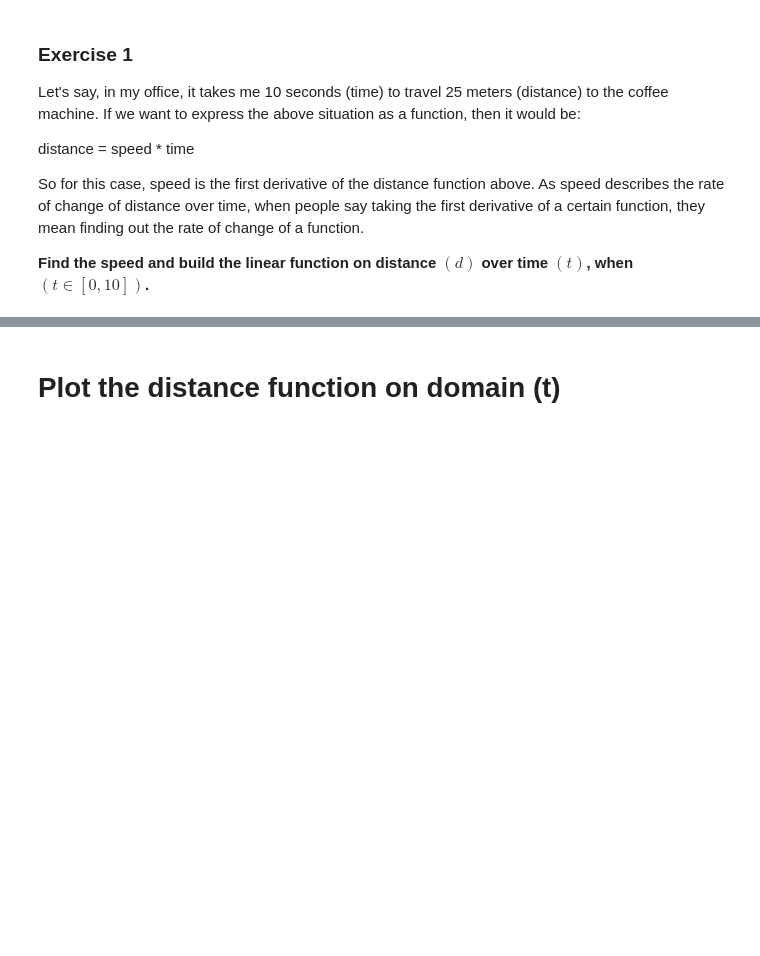
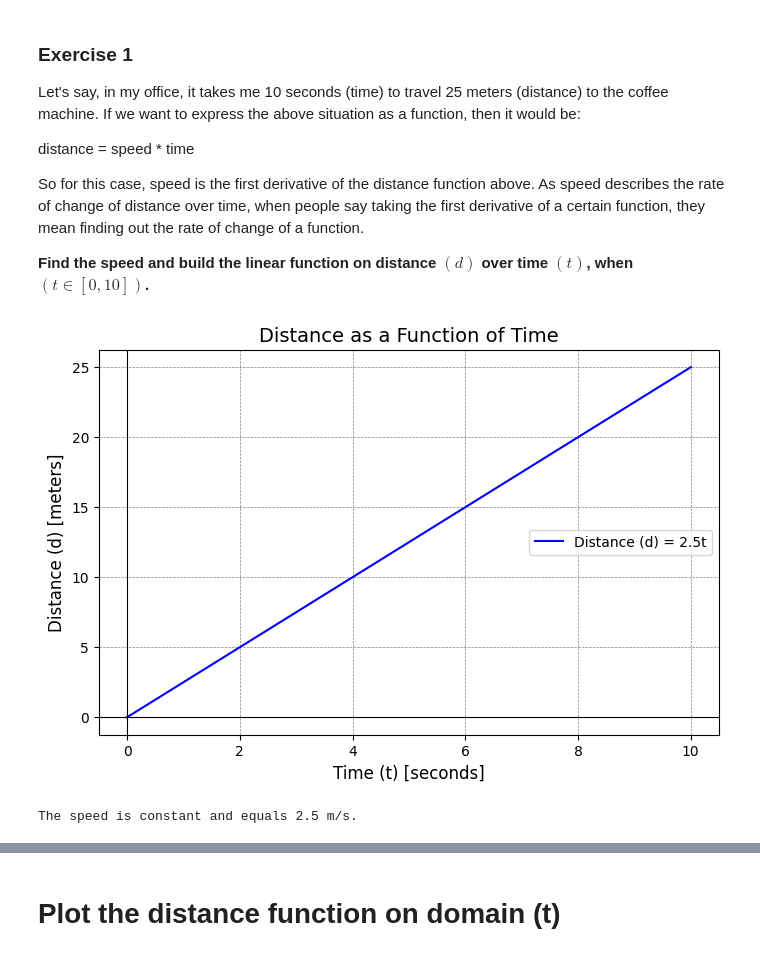
Before and after one commit to KALGonzalez/calculus-and-algebra-problems-with-python, a Jupyter notebook: notebook/problems.ipynb, the cells around one changed output, grey strips where cells are left out. Cells and saved outputs as stored; diff of their text form; code cells hidden in the pictures; blank space fills up the shorter version.

```diff
--- a/notebook/problems.ipynb
+++ b/notebook/problems.ipynb
@@ -30,3 +30,38 @@ import pandas as pd
 # Define the distance function
 def f(x): return 2.5*x # Function
 x = np.linspace(0,10) # Domain
+# %%
+# Importar las bibliotecas necesarias
+import matplotlib.pyplot as plt
+import numpy as np
+
+# Definir la función de distancia
+def f(x):
+    return 2.5 * x  # Función de distancia
+
+# Crear el dominio (intervalo de tiempo)
+x = np.linspace(0, 10, 100)  # Tiempo de 0 a 10 segundos
+
+# Calcular los valores de distancia para el dominio
+distance = f(x)
+
+# Graficar la función de distancia
+plt.figure(figsize=(8, 5))
+plt.plot(x, distance, label="Distance (d) = 2.5t", color='blue')
+
+# Añadir etiquetas y título
+plt.title("Distance as a Function of Time", fontsize=14)
+plt.xlabel("Time (t) [seconds]", fontsize=12)
+plt.ylabel("Distance (d) [meters]", fontsize=12)
+plt.axhline(0, color='black',linewidth=0.8)
+plt.axvline(0, color='black',linewidth=0.8)
+plt.grid(color = 'gray', linestyle = '--', linewidth = 0.5)
+plt.legend()
+plt.show()
+
+# Velocidad constante (derivada de la función de distancia)
+speed = 2.5  # Velocidad en metros por segundo
+print(f"The speed is constant and equals {speed} m/s.")
+# %% [output]
+[figure, added]
+The speed is constant and equals 2.5 m/s.
```
Also changed, not shown: parts of 6 cells of this notebook.
